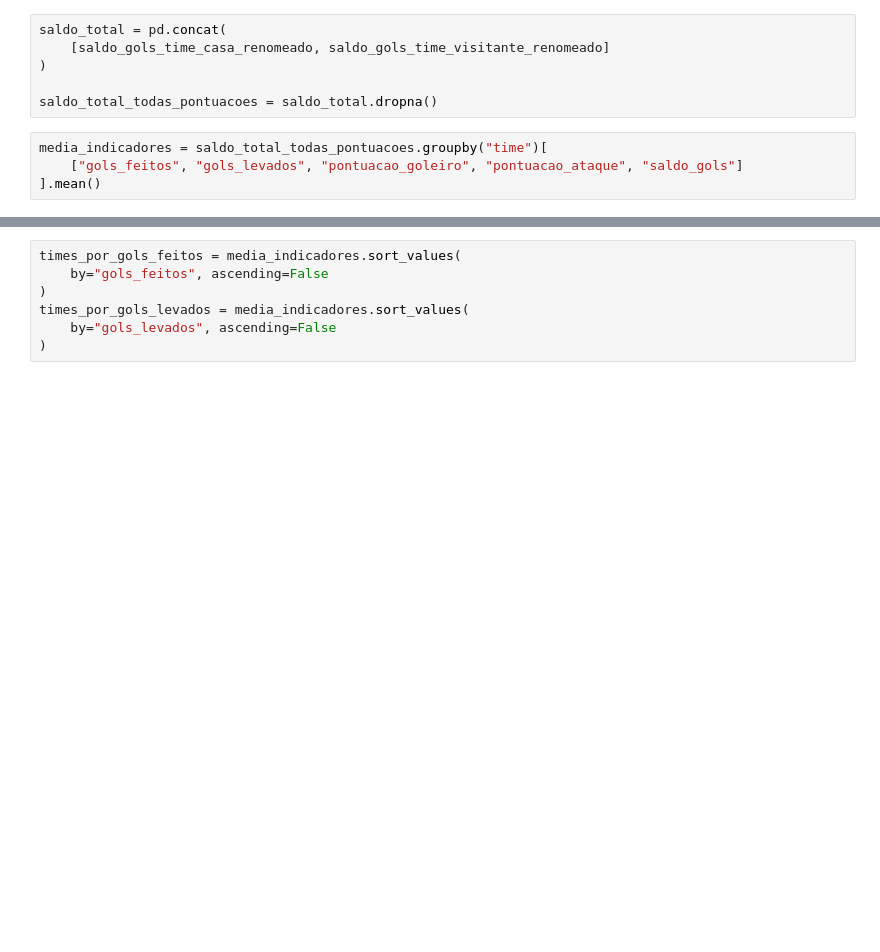
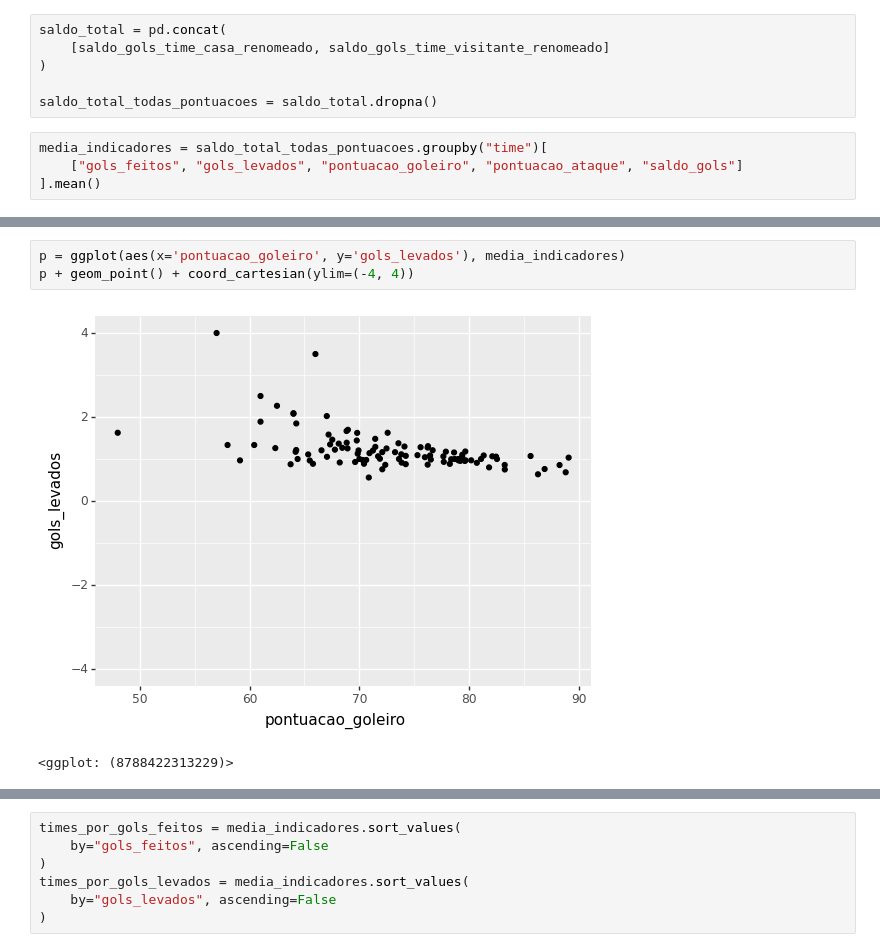
Before and after one commit to FelipeFLopes/fifa_matches_analysis, a Jupyter notebook: analise.ipynb, the cells around one changed output, grey strips where cells are left out. Saved outputs shown, nothing was run; the diff lists cells and outputs as text; blank space fills up the shorter version.

```diff
--- a/analise.ipynb
+++ b/analise.ipynb
@@ -406,0 +414,6 @@ media_indicadores = saldo_total_todas_pontuacoes.groupby("time")[
+# %%
+p = ggplot(aes(x='pontuacao_goleiro', y='gols_levados'), media_indicadores)
+p + geom_point() + coord_cartesian(ylim=(-4, 4))
+# %% [output]
+[figure, added]
+<ggplot: (8788422313229)>
```
Also changed, not shown: parts of 17 cells of this notebook.
